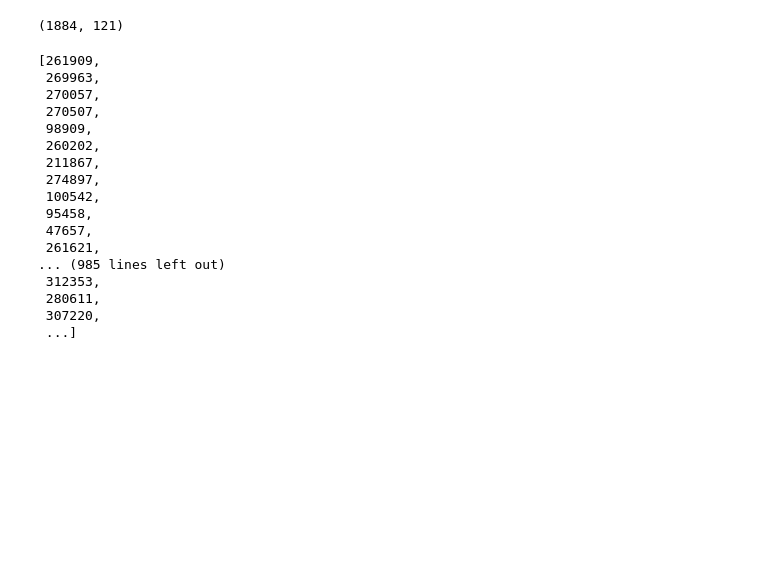
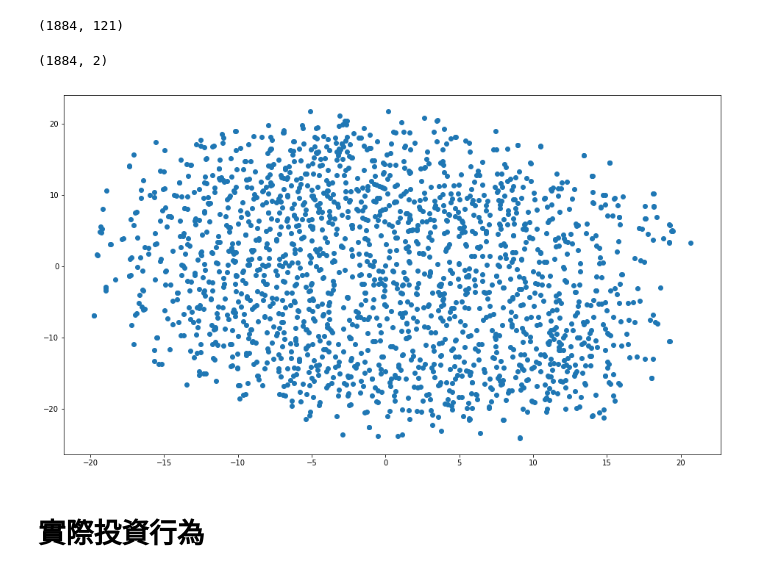
Before and after one commit to thtang/Fintech-Text-Mining-and-Machine-Learning, a Jupyter notebook: final/EDA.ipynb, the cells around one changed output. Saved outputs shown, nothing was run; the diff lists cells and outputs as text; code cells hidden in the pictures; blank space fills up the shorter version.

```diff
--- a/final/EDA.ipynb
+++ b/final/EDA.ipynb
@@ -45,23 +48,18 @@ feature_matrix = np.vstack(feature_matrix)
 feature_matrix.shape
 # %% [output]
 (1884, 121)
-# %%
-id_list
-# %% [output]
-[261909,
- 269963,
- 270057,
- 270507,
- 98909,
- 260202,
- 211867,
- 274897,
- 100542,
- 95458,
- 47657,
- 261621,
-... (985 lines left out)
- 312353,
- 280611,
- 307220,
- ...]
+# %%
+X = feature_matrix
+X_embedded = TSNE(n_components=2, perplexity=80).fit_transform(X)
+X_embedded.shape
+# %% [output]
+(1884, 2)
+# %%
+plt.figure(figsize=(16,9))
+# cm = plt.cm.get_cmap("tab20", 18)
+sc = plt.scatter(X_embedded[:,0], X_embedded[:,1])
+plt.show()
+# %% [output]
+[figure, added]
+# %% [markdown]
+# 實際投資行為
```
Also changed, not shown: parts of 8 cells of this notebook.
